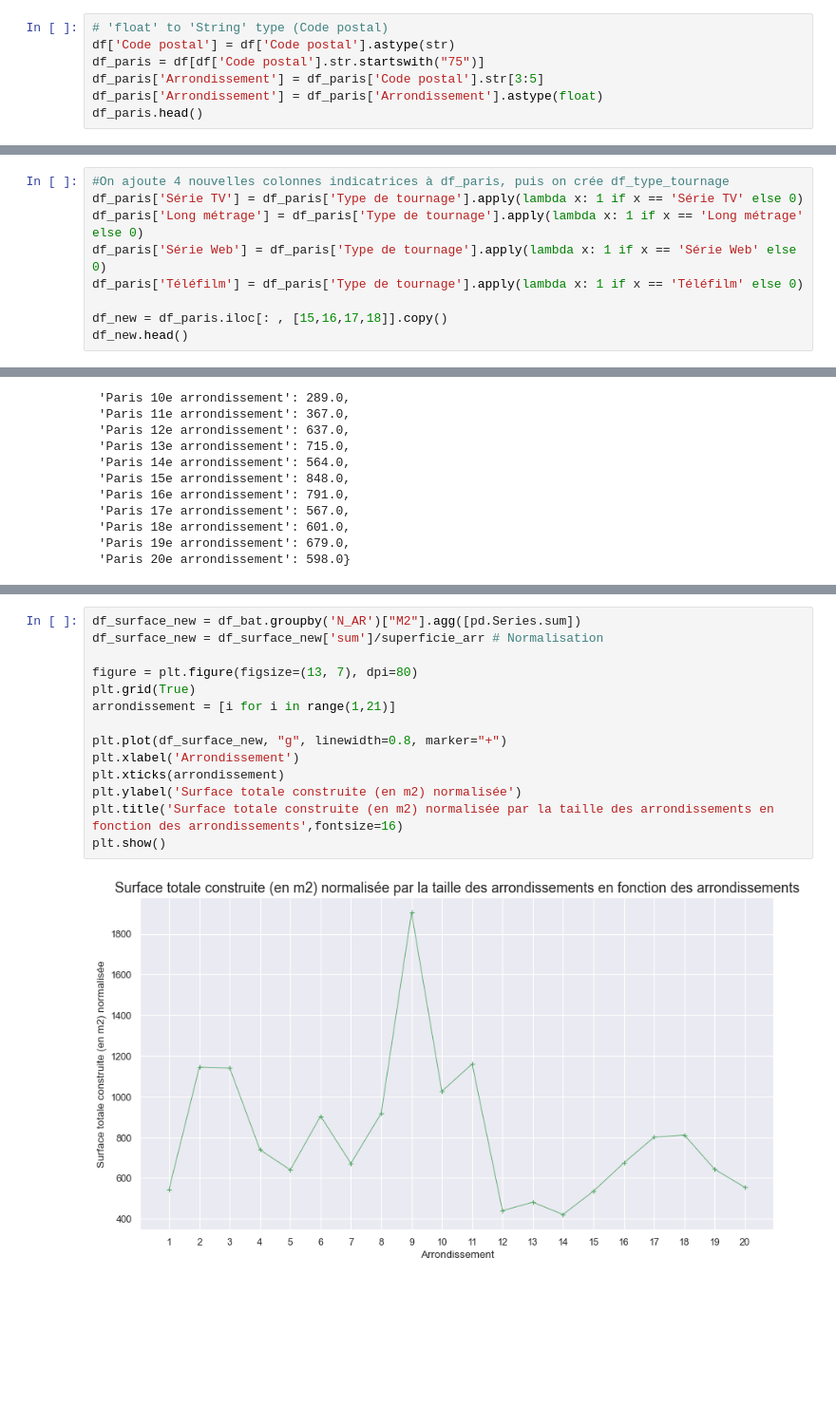
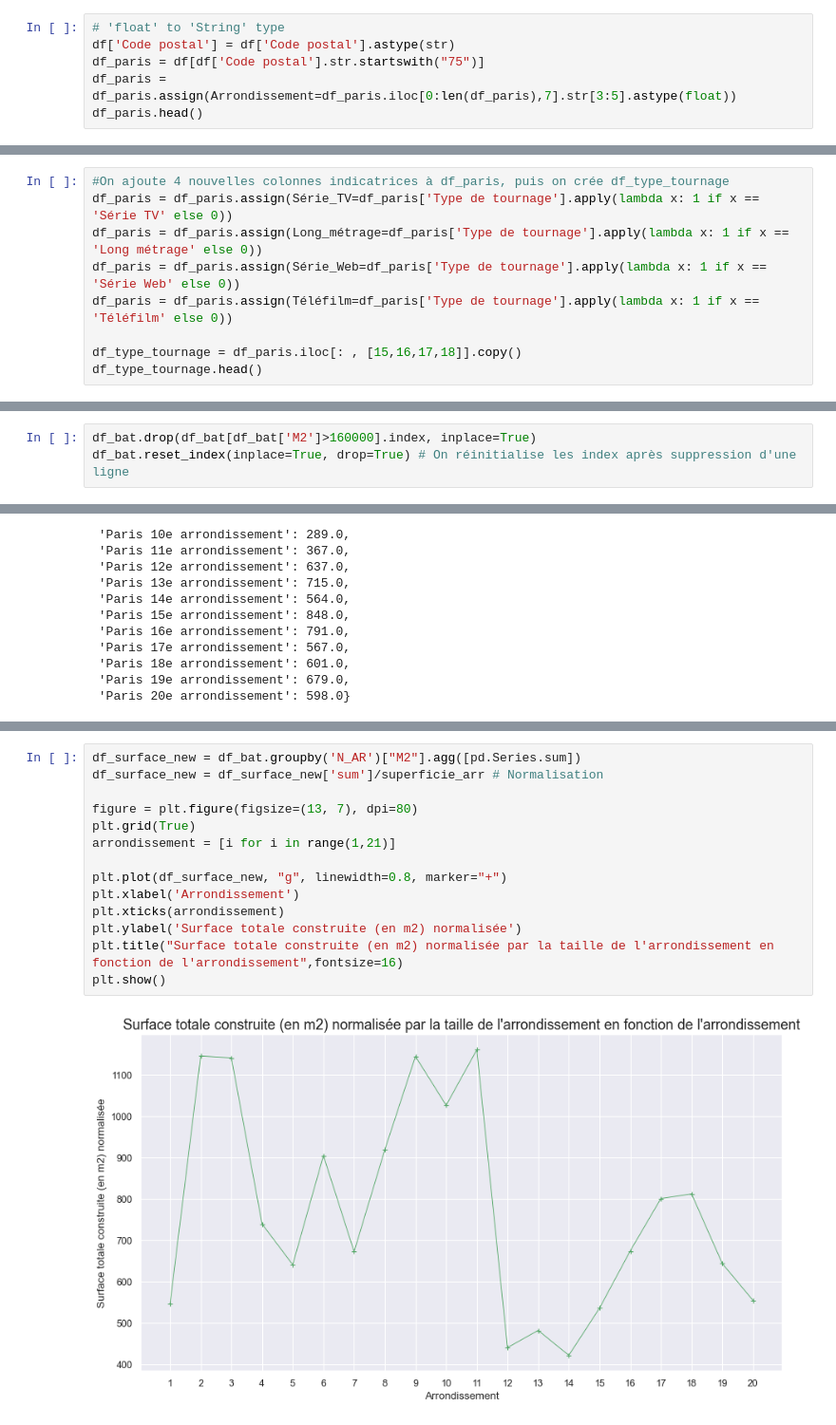
Before and after one commit to pbarriolo/Python_Project, a Jupyter notebook: Étude de la localisation des tournages de la ville de Paris.ipynb, the cells around one changed output, grey strips where cells are left out. Shown at 95% size. Drawn from its saved outputs; the diff is of its cells as text; blank space fills up the shorter version.

```diff
--- a/Étude de la localisation des tournages de la ville de Paris.ipynb
+++ b/Étude de la localisation des tournages de la ville de Paris.ipynb
@@ -331,9 +346,8 @@ On remarque qu'en 2016, il n'y pas de Série Web recensée dans notre base de do
 On va maintenant créer une variable Arrondissement à partir de notre attribut Code postal. Cette variable nous sera utile pour effectuer des études par arrondissement. Les arrondissements correspondent aux trois derniers chiffres des codes postaux. Le code postal étant de type texte, on doit au préalable le convertir en float. D'autre part, certains tournages ont eu lieu en dehors du département 75 (comme nous l'avons constaté précédemment), il nous faut alors exclure ces tournages pour la création de la variable Arrondissement. Pour cela, on va créer un nouveau dataframe df_paris.
 # %%
-# 'float' to 'String' type (Code postal)
+# 'float' to 'String' type
 df['Code postal'] = df['Code postal'].astype(str)
 df_paris = df[df['Code postal'].str.startswith("75")]
-df_paris['Arrondissement'] = df_paris['Code postal'].str[3:5]
-df_paris['Arrondissement'] = df_paris['Arrondissement'].astype(float)
+df_paris = df_paris.assign(Arrondissement=df_paris.iloc[0:len(df_paris),7].str[3:5].astype(float))
 df_paris.head()
 # %% [output]
@@ -450,11 +471,11 @@ Notre modèle est : num_arrondissement = const + beta1 1(série_TV) + beta2 1(lo
 On commence par créer un dataframe qui recense les indicatrices par type de tournage :
 # %%
 #On ajoute 4 nouvelles colonnes indicatrices à df_paris, puis on crée df_type_tournage
-df_paris['Série TV'] = df_paris['Type de tournage'].apply(lambda x: 1 if x == 'Série TV' else 0)
-df_paris['Long métrage'] = df_paris['Type de tournage'].apply(lambda x: 1 if x == 'Long métrage' else 0)
-df_paris['Série Web'] = df_paris['Type de tournage'].apply(lambda x: 1 if x == 'Série Web' else 0)
-df_paris['Téléfilm'] = df_paris['Type de tournage'].apply(lambda x: 1 if x == 'Téléfilm' else 0)
+df_paris = df_paris.assign(Série_TV=df_paris['Type de tournage'].apply(lambda x: 1 if x == 'Série TV' else 0))
+df_paris = df_paris.assign(Long_métrage=df_paris['Type de tournage'].apply(lambda x: 1 if x == 'Long métrage' else 0))
+df_paris = df_paris.assign(Série_Web=df_paris['Type de tournage'].apply(lambda x: 1 if x == 'Série Web' else 0))
+df_paris = df_paris.assign(Téléfilm=df_paris['Type de tournage'].apply(lambda x: 1 if x == 'Téléfilm' else 0))
 
-df_new = df_paris.iloc[: , [15,16,17,18]].copy()
-df_new.head()
+df_type_tournage = df_paris.iloc[: , [15,16,17,18]].copy()
+df_type_tournage.head()
 # %% [output]
@@ -699 +731,4 @@ df_bat.head()
+# %%
+df_bat.drop(df_bat[df_bat['M2']>160000].index, inplace=True)
+df_bat.reset_index(inplace=True, drop=True) # On réinitialise les index après suppression d'une ligne
 # %% [markdown]
@@ -775,18 +814,18 @@ Après obtention des superficies des arrondissements, on normalise les surfaces
 # %%
 df_surface_new = df_bat.groupby('N_AR')["M2"].agg([pd.Series.sum])
 df_surface_new = df_surface_new['sum']/superficie_arr # Normalisation
 
 figure = plt.figure(figsize=(13, 7), dpi=80)
 plt.grid(True)
 arrondissement = [i for i in range(1,21)]
 
 plt.plot(df_surface_new, "g", linewidth=0.8, marker="+")
 plt.xlabel('Arrondissement')
 plt.xticks(arrondissement)
 plt.ylabel('Surface totale construite (en m2) normalisée')
-plt.title('Surface totale construite (en m2) normalisée par la taille des arrondissements en fonction des arrondissements',fontsize=16)
+plt.title("Surface totale construite (en m2) normalisée par la taille de l'arrondissement en fonction de l'arrondissement",fontsize=16)
 plt.show()
 # %% [output]
-[figure, old version]
+[figure, new version]
 # %% [markdown]
 Le graphique change totalement, désormais le 9ème arrondissement est celui qui recense la surface la plus dense de construction. Cela peut sembler logique, on y trouve de grands bâtiments tels que le musée Grévin, l'opéra Garnier, le Printemps Haussmann, ainsi que de nombreux hôtels, immeubles.
```
Also changed, not shown: parts of 87 cells of this notebook.
